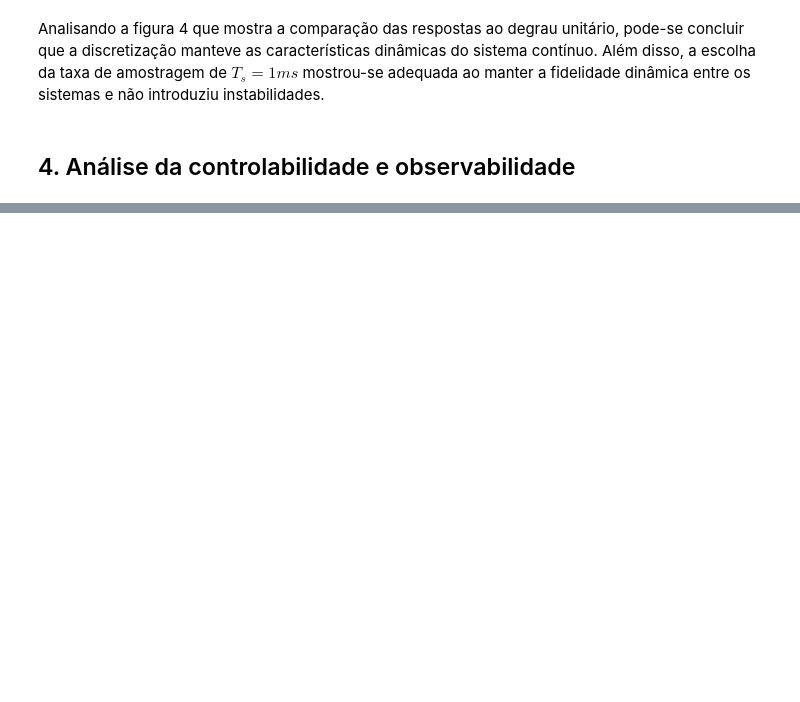
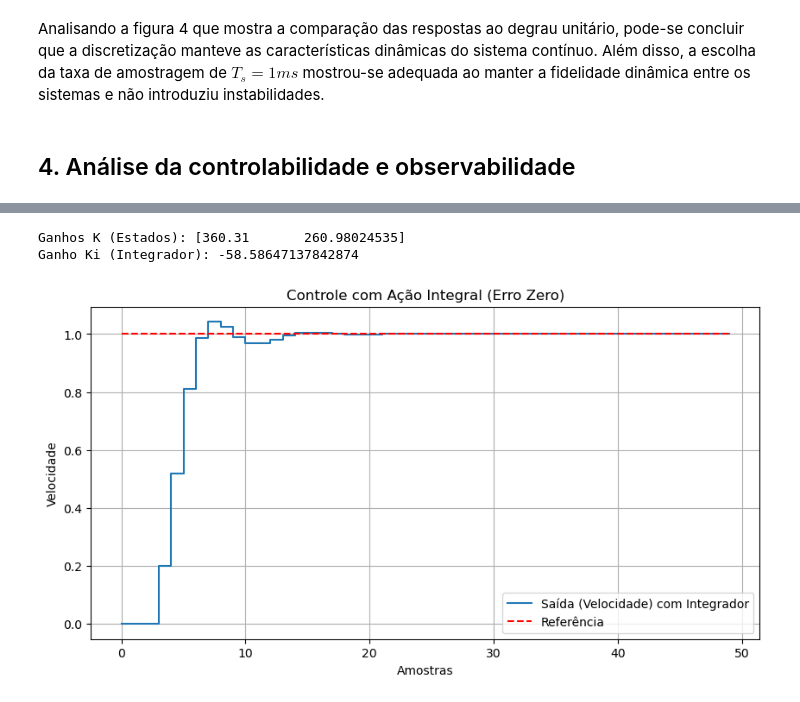
Before and after one commit to PHM-araujo/DCC-motor-control, a Jupyter notebook: relatorio.ipynb, the cells around one changed output, grey strips where cells are left out. Drawn from its saved outputs; the diff is of its cells as text; code cells hidden in the pictures; blank space fills up the shorter version.

```diff
--- a/relatorio.ipynb
+++ b/relatorio.ipynb
@@ -447,6 +447,6 @@ Adotando um tempo de amostragem de $T_s = 0.001$, obtém-se:
 # %%
 # Sampling time
-Ts = 0.001
+Ts = 0.005
 
 sys_dis = sys_cont.sample(Ts, method="euler")
 
@@ -461,7 +461,5 @@ print(sys_dis.C)
 
 print("\nMatriz Dd discreta:")
 print(sys_dis.D)
-
-print_pzmap(sys_dis)
 # %% [output]
 Matriz Ad discreta:
@@ -639,0 +657,53 @@ Logo, de forma análoga para o caso da controlabilidade a matriz de observabilid
+# %%
+Cd = sys_dis.C
+Dd = sys_dis.D
+
+# --- 2. Construção das Matrizes Aumentadas ---
+# Equação do integrador: xi[k+1] = xi[k] - C*x[k] + r[k]
+# A_aum = [ A   0 ]
+#         [ -C  1 ]
+zeros_col = np.zeros((2, 1))
+linha_integrador = np.hstack((-Cd, [[1]])) # [0, -1, 1]
+A_aum = np.vstack((np.hstack((Ad, zeros_col)), linha_integrador))
+Bd_controle = Bd[:, 0].reshape(-1, 1)
+B_aum = np.vstack((Bd_controle, [[0]]))
+
+# --- 3. Cálculo do Ganho K Aumentado ---
+# Precisamos de 3 polos agora. Vamos manter os originais e adicionar um integrador
+# O polo do integrador deve ser um pouco mais rápido ou próximo dos dominantes (ex: 0.6)
+polos_desejados = np.array([0.5 + 0.5j, 0.5 - 0.5j, 0.6])
+
+K_aum = ct.place(A_aum, B_aum, polos_desejados)
+
+print(f"Ganhos K (Estados): {K_aum[0, :2]}")
+print(f"Ganho Ki (Integrador): {K_aum[0, 2]}")
+
+B_ref = np.array([[0], [0], [1]])
+
+A_fechada = A_aum - B_aum @ K_aum
+
+C_aum = np.array([[0, 1, 0]])
+
+sys_ci = ct.StateSpace(A_fechada, B_ref, C_aum, 0, dt=1)
+
+# --- 5. Simulação com forced_response ---
+t = np.arange(0, 50, 1)
+U = np.ones_like(t) # Degrau de referência 1 rad/s
+
+t_out, y_out = ct.forced_response(sys_ci, T=t, U=U)
+
+# --- 6. Plotagem ---
+plt.figure(figsize=(10, 5))
+plt.step(t_out, y_out, where='post', label='Saída (Velocidade) com Integrador')
+plt.step(t_out, U, where='post', linestyle='--', color='r', label='Referência')
+
+plt.title("Controle com Ação Integral (Erro Zero)")
+plt.xlabel("Amostras")
+plt.ylabel("Velocidade")
+plt.legend()
+plt.grid(True)
+plt.show()
+# %% [output]
+Ganhos K (Estados): [360.31       260.98024535]
+Ganho Ki (Integrador): -58.58647137842874
+[figure, added]
```
Also changed, not shown: parts of 24 cells of this notebook, 1 other file.
